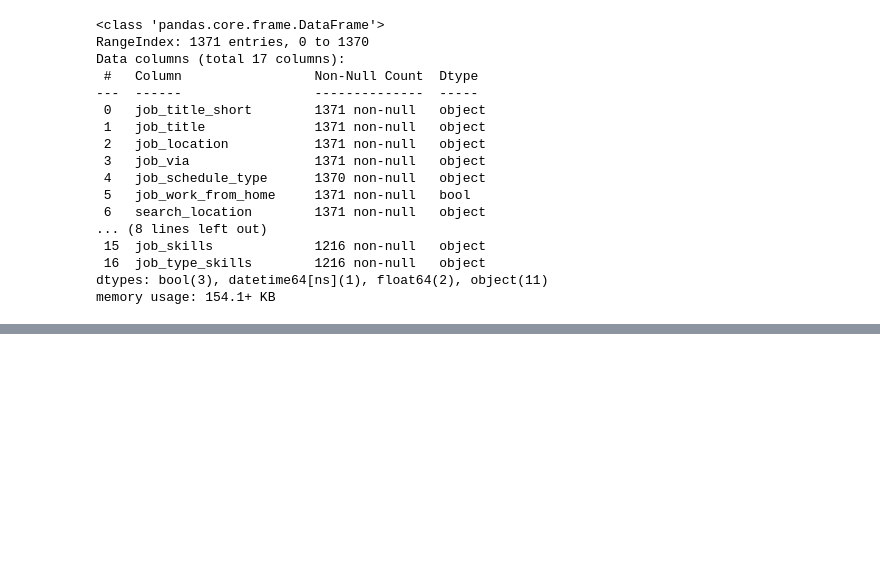
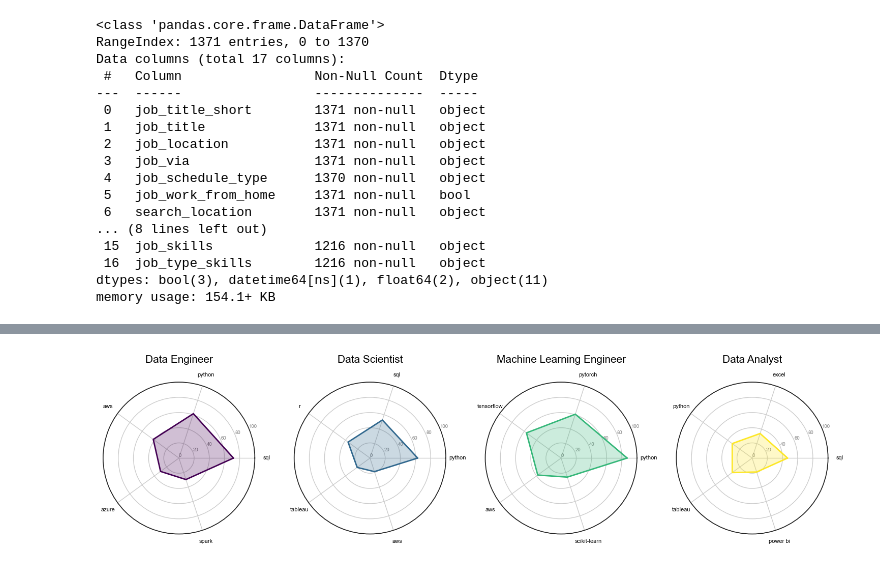
Before and after one commit to johnramal/data_jobs_pak, a Jupyter notebook: 8_skills_trends_pak.ipynb, the cells around one changed output, grey strips where cells are left out. Saved outputs shown, nothing was run; the diff lists cells and outputs as text; code cells hidden in the pictures; blank space fills up the shorter version.

Commit message:
imported cm

```diff
--- a/8_skills_trends_pak.ipynb
+++ b/8_skills_trends_pak.ipynb
@@ -76,0 +228,10 @@ unique_types
+# %%
+# Create the pivot table
+pivot_table = df_skills_perc.pivot_table(
+    index='job_skills',        # Rows: skills
+    columns='job_title_short', # Columns: job titles
+    values='skill_percent',    # Values: skill percentage
+    aggfunc='mean',            # Aggregate function (mean)
+    fill_value=0               # Fill NaN values with 0
+)
+pivot_table
@@ -76,0 +253,57 @@ unique_types
+# %%
+# Specify the job titles to include
+desired_job_titles = ['Data Engineer', 'Data Scientist', 'Machine Learning Engineer', 'Data Analyst']
+
+# Filter the pivot table to include only the specified job titles
+pivot_table = pivot_table[desired_job_titles]
+
+# Function to create radar chart
+def create_radar_chart(ax, data, labels, title, color):
+    num_vars = len(labels)
+    angles = np.linspace(0, 2 * np.pi, num_vars, endpoint=False).tolist()
+    angles += angles[:1]
+
+    # Ensure data is a full circle
+    values = data.tolist()
+    values += values[:1]
+
+    # Normalize values to fit radar chart range
+    max_value = 100  # Assuming skill_percent is in percentage
+    values = [v / max_value * 100 for v in values]  # Normalize to 0-100
+
+    ax.plot(angles, values, color=color, linewidth=2, linestyle='solid', label=title)
+    ax.fill(angles, values, color=color, alpha=0.25)
+    ax.set_yticks(np.arange(0, 101, 20))
+    ax.set_yticklabels(np.arange(0, 101, 20), color='grey', size=7)
+    ax.set_xticks(angles[:-1])
+    ax.set_xticklabels(labels, color='black', size=8)
+    ax.set_title(title, size=15, color='black', y=1.1)
+
+# Create radar charts for each job title
+num_titles = len(desired_job_titles)
+
+# Create subplots
+fig, axs = plt.subplots(ncols=num_titles, nrows=1, figsize=(15, 5), subplot_kw=dict(polar=True))
+
+# Define color map
+import matplotlib.cm as cm
+cmap = cm.get_cmap('viridis', num_titles)
+
+# Loop through each job title
+for i, job_title in enumerate(desired_job_titles):
+    # Get top 5 skills based on skill_percent
+    df_sorted = pivot_table[[job_title]].sort_values(by=job_title, ascending=False)
+    top_skills = df_sorted.head(5)
+
+    # Prepare data for radar chart
+    data = top_skills[job_title].values
+    labels = top_skills.index.tolist()
+
+    # Create radar chart
+    create_radar_chart(axs[i], data, labels, job_title, cmap(i))
+
+# Adjust layout
+plt.tight_layout()
+plt.show()
+# %% [output]
+[figure, added]
```
Also changed, not shown: parts of 19 cells of this notebook.
